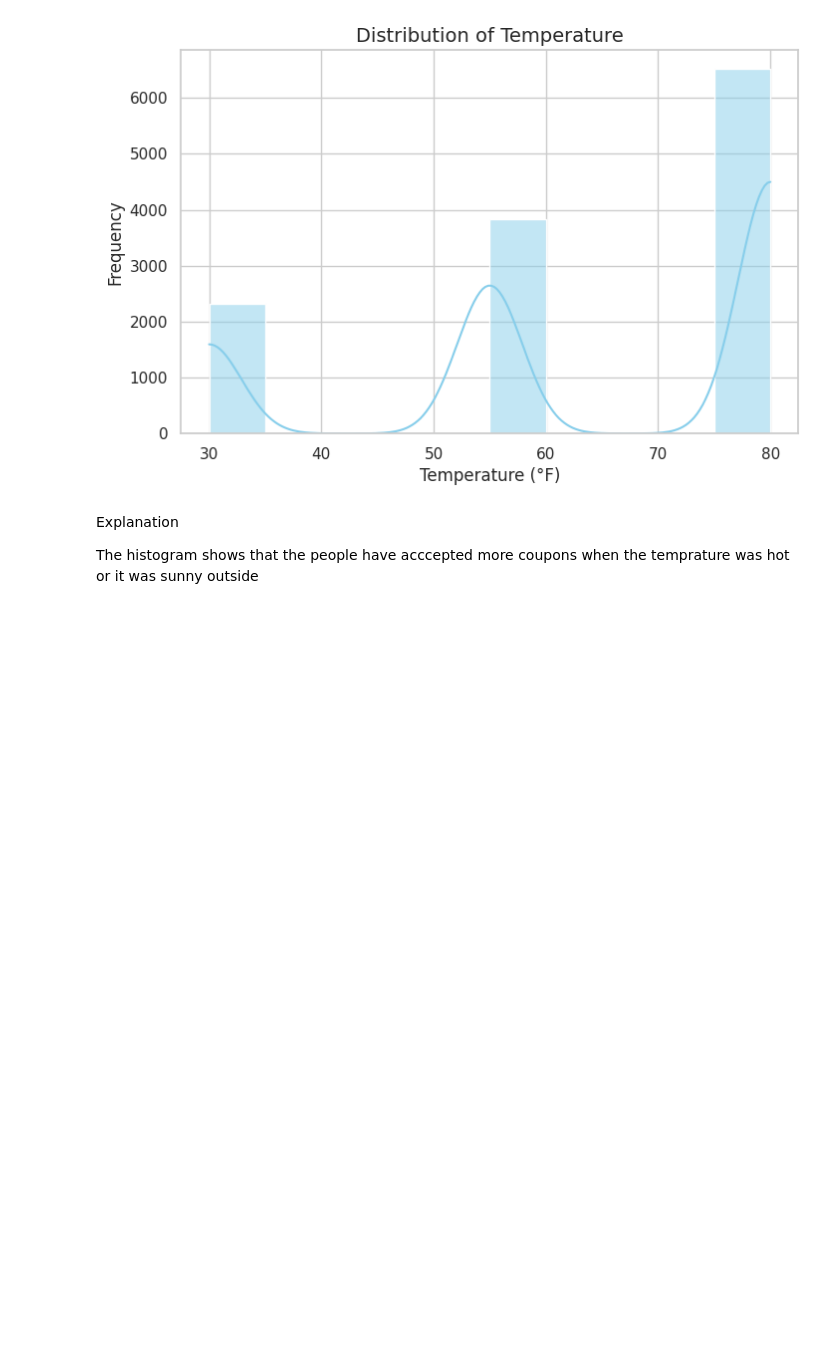
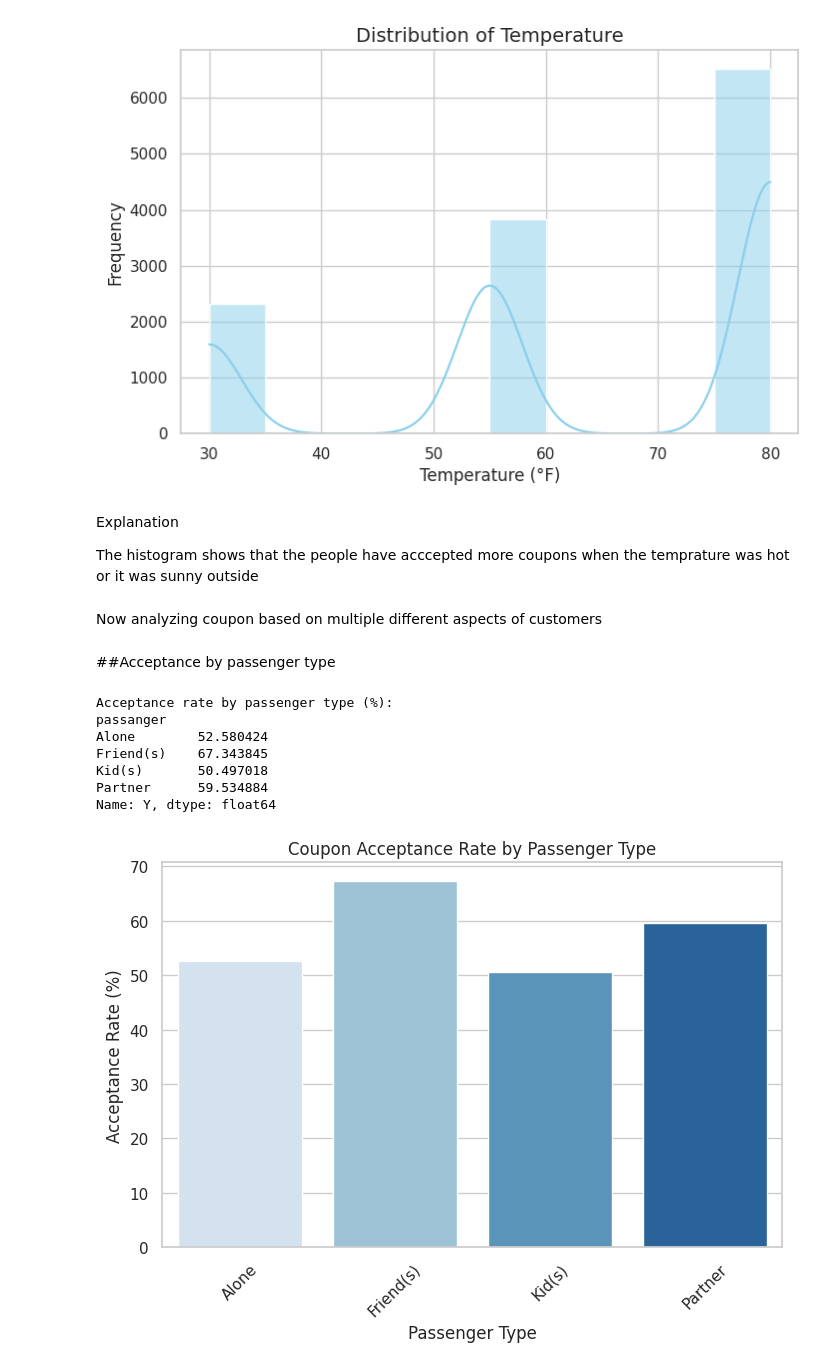
Before and after one commit to junaidkhan37/AmazonCouponReasearch, a Jupyter notebook: Analyzing coupon.ipynb, the cells around one changed output. Cells and saved outputs as stored; diff of their text form; code cells hidden in the pictures; blank space fills up the shorter version.

```diff
--- a/Analyzing coupon.ipynb
+++ b/Analyzing coupon.ipynb
@@ -206,3 +206,33 @@ plt.show()
 Explanation
 
 The histogram shows that the people have acccepted more coupons when the temprature was hot or it was sunny outside
+# %% [markdown]
+Now analyzing coupon based on multiple different aspects of customers
+# %% [markdown]
+##Acceptance by passenger type
+# %%
+# Calculate acceptance rate by passenger type
+acceptance_by_passenger = data.groupby('passanger')['Y'].mean() * 100
+
+# Display the results
+print("Acceptance rate by passenger type (%):")
+print(acceptance_by_passenger)
+
+# Visualize
+
+plt.figure(figsize=(8, 5))
+sns.barplot(x=acceptance_by_passenger.index, y=acceptance_by_passenger.values, palette='Blues')
+plt.title('Coupon Acceptance Rate by Passenger Type')
+plt.ylabel('Acceptance Rate (%)')
+plt.xlabel('Passenger Type')
+plt.xticks(rotation=45)
+plt.show()
+# %% [output]
+Acceptance rate by passenger type (%):
+passanger
+Alone        52.580424
+Friend(s)    67.343845
+Kid(s)       50.497018
+Partner      59.534884
+Name: Y, dtype: float64
+[figure, added]
```
Also changed, not shown: parts of 20 cells of this notebook.
